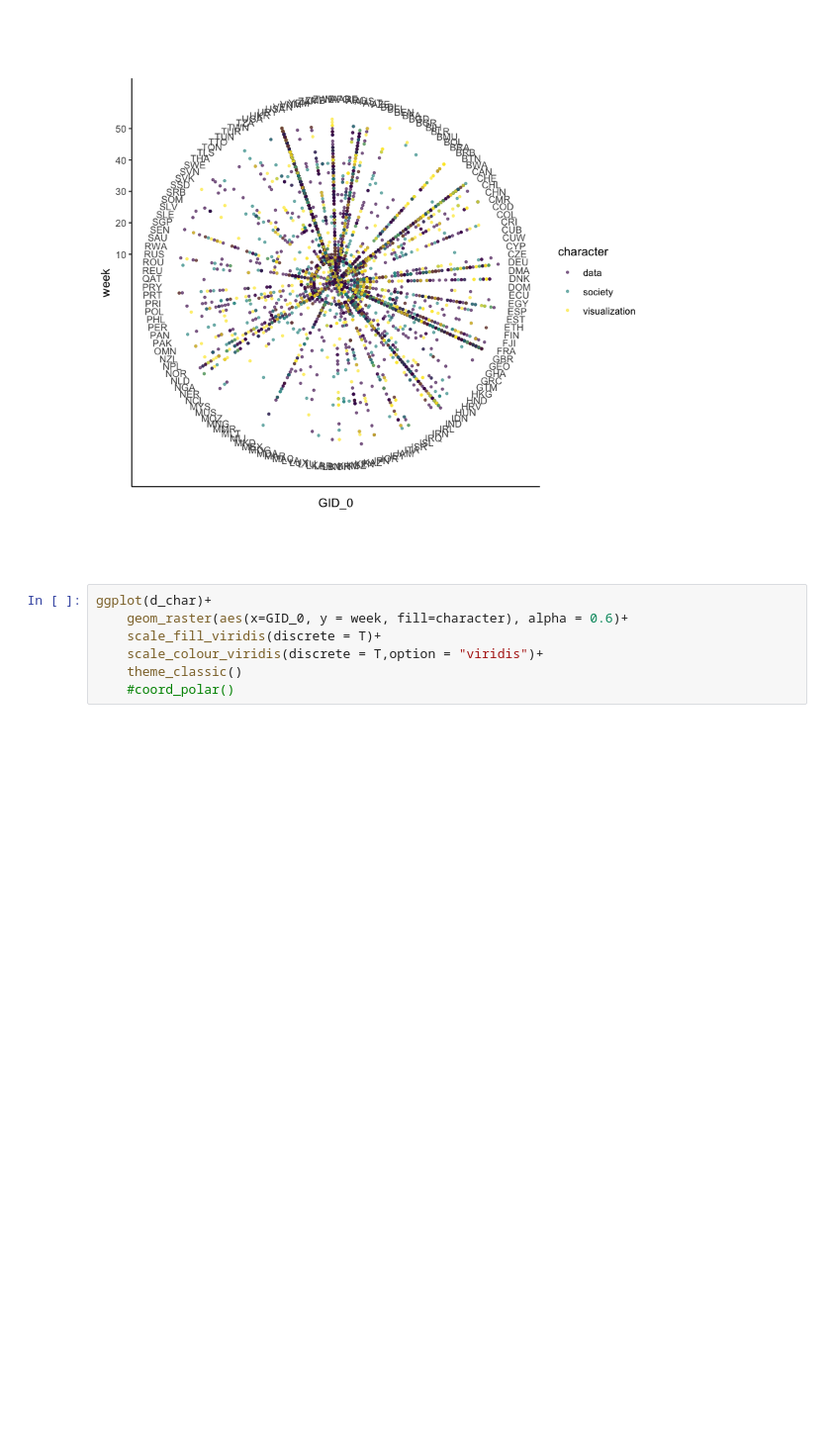
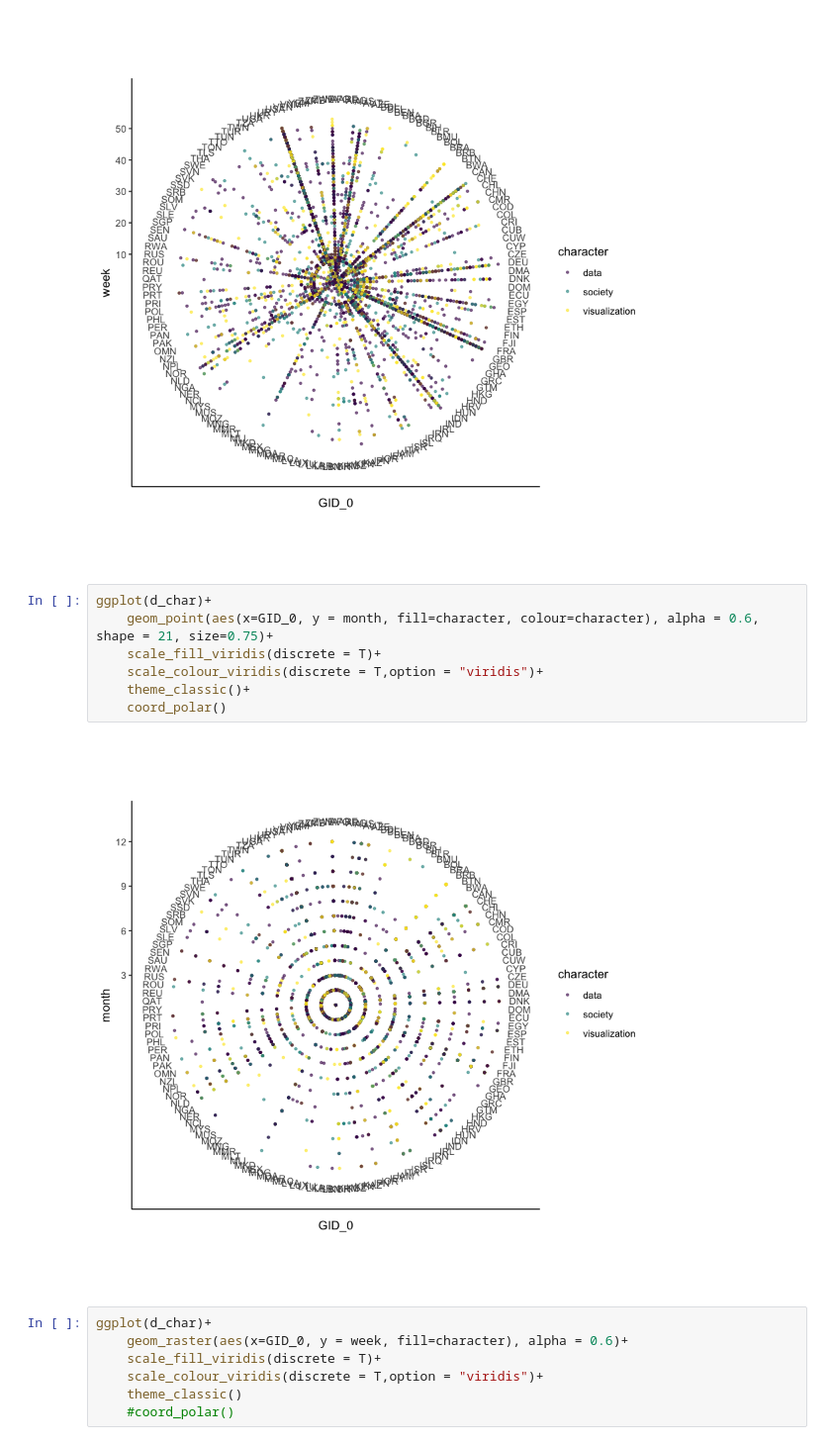
Before and after one commit to gretacv/dvs, a Jupyter notebook: year_challenge.ipynb, the cells around one changed output. Shown at 99% size. Saved outputs shown, nothing was run; the diff lists cells and outputs as text; blank space fills up the shorter version.

```diff
--- a/year_challenge.ipynb
+++ b/year_challenge.ipynb
@@ -334,6 +354,15 @@ ggplot(d_char)+
     coord_polar()
 # %% [output]
 [figure]
+# %%
+ggplot(d_char)+
+    geom_point(aes(x=GID_0, y = month, fill=character, colour=character), alpha = 0.6, shape = 21, size=0.75)+
+    scale_fill_viridis(discrete = T)+
+    scale_colour_viridis(discrete = T,option = "viridis")+
+    theme_classic()+
+    coord_polar()
+# %% [output]
+[figure, added]
 # %%
 ggplot(d_char)+
     geom_raster(aes(x=GID_0, y = week, fill=character), alpha = 0.6)+
```
Also changed, not shown: parts of 4 cells of this notebook.
